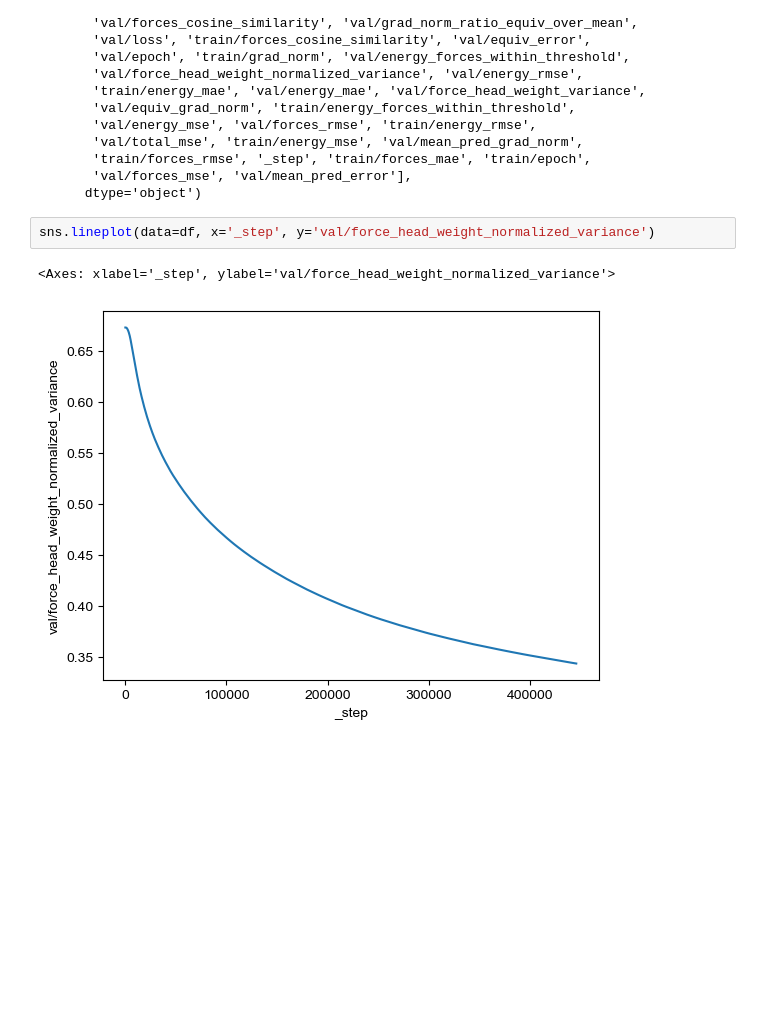
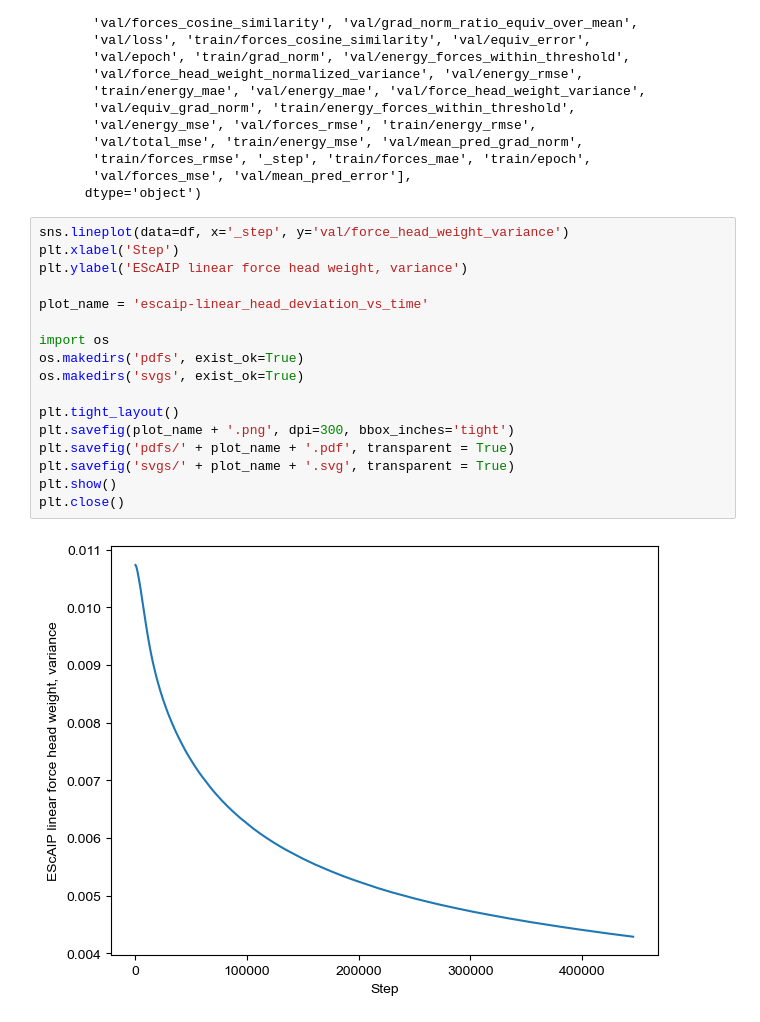
Before and after one commit to genentech/equivariance_learning, a Jupyter notebook: escaip-wandb/plot_linear_head_deviation.ipynb, the cells around one changed output. Cells and saved outputs as stored; diff of their text form; blank space fills up the shorter version.

Commit message:
linear head deviation plots

```diff
--- a/escaip-wandb/plot_linear_head_deviation.ipynb
+++ b/escaip-wandb/plot_linear_head_deviation.ipynb
@@ -34,8 +34,22 @@ Index(['val/forces_mae', 'train/forces_mse', '_runtime',
        'val/forces_mse', 'val/mean_pred_error'],
       dtype='object')
 # %%
-sns.lineplot(data=df, x='_step', y='val/force_head_weight_normalized_variance')
+sns.lineplot(data=df, x='_step', y='val/force_head_weight_variance')
+plt.xlabel('Step')
+plt.ylabel('EScAIP linear force head weight, variance')
+
+plot_name = 'escaip-linear_head_deviation_vs_time'
+
+import os
+os.makedirs('pdfs', exist_ok=True)
+os.makedirs('svgs', exist_ok=True)
+
+plt.tight_layout()
+plt.savefig(plot_name + '.png', dpi=300, bbox_inches='tight')
+plt.savefig('pdfs/' + plot_name + '.pdf', transparent = True)
+plt.savefig('svgs/' + plot_name + '.svg', transparent = True)
+plt.show()
+plt.close()
 # %% [output]
-<Axes: xlabel='_step', ylabel='val/force_head_weight_normalized_variance'>
-[figure, old version]
+[figure, new version]
 # %%
```
Also changed, not shown: parts of 2 cells of this notebook, 2 other files.
